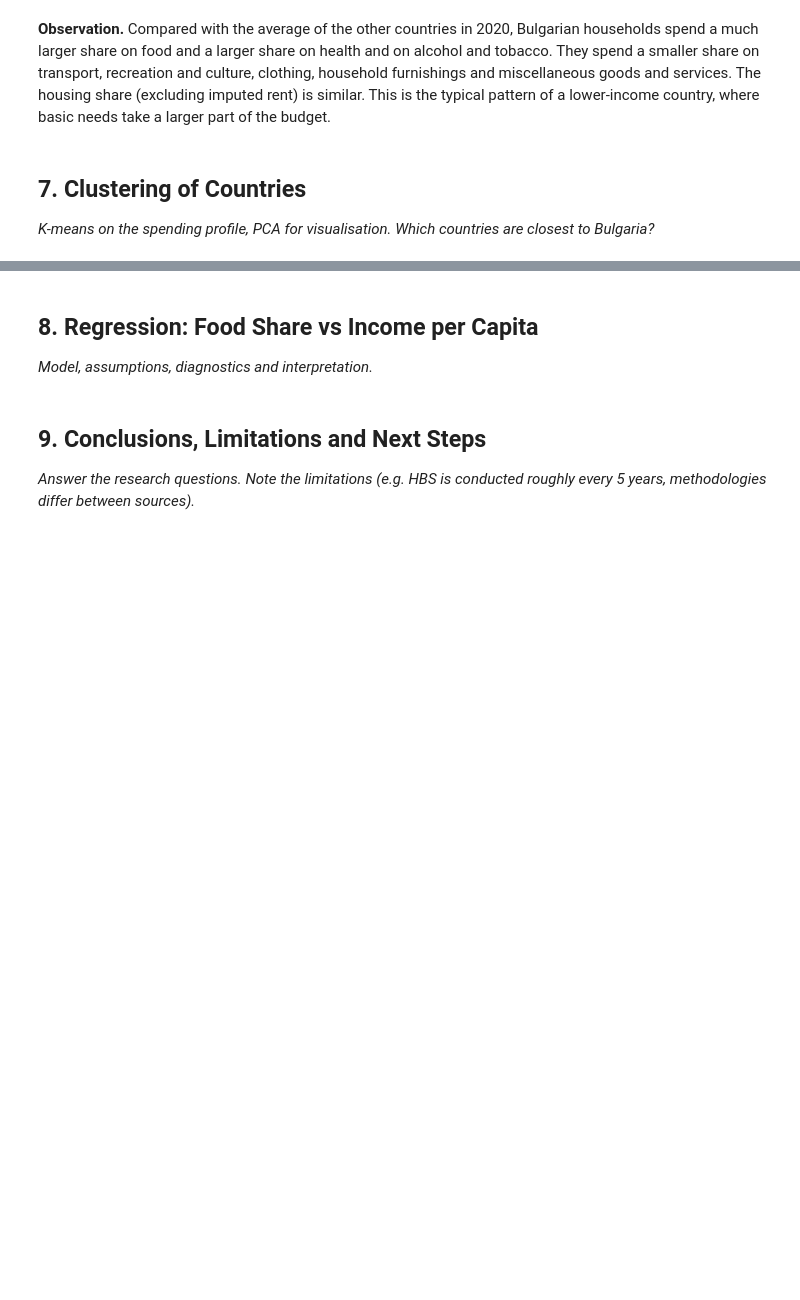
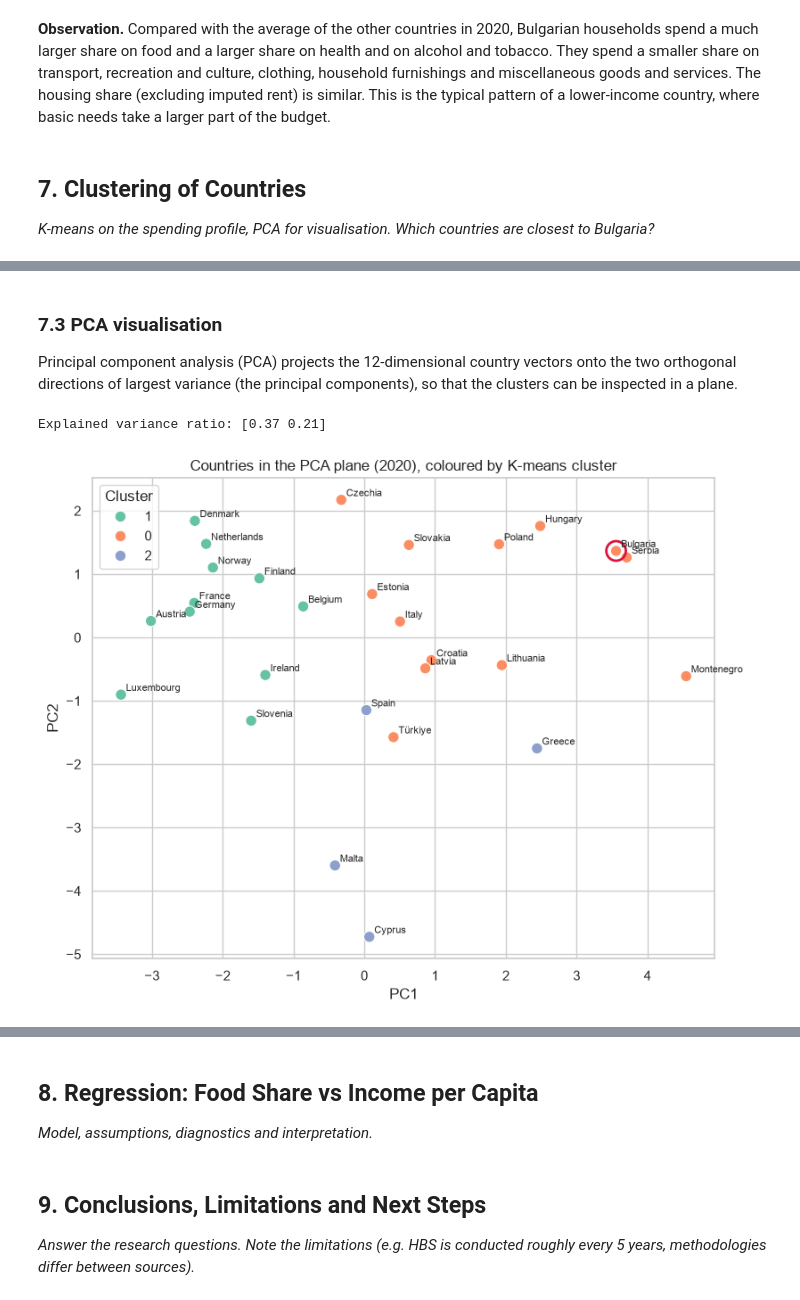
Before and after one commit to qnaatanasova86-tech/household-budgets-bg-vs-eu, a Jupyter notebook: household_budgets_analysis.ipynb, the cells around one changed output, grey strips where cells are left out. Saved outputs shown, nothing was run; the diff lists cells and outputs as text; code cells hidden in the pictures; blank space fills up the shorter version.

Commit message:
Add clustering and PCA of spending profiles

```diff
--- a/household_budgets_analysis.ipynb
+++ b/household_budgets_analysis.ipynb
@@ -640,0 +706,13 @@ _K-means on the spending profile, PCA for visualisation. Which countries are clo
+# %%
+km = KMeans(n_clusters=3, n_init=10, random_state=42).fit(X)
+
+clusters = features.copy()
+clusters["cluster"] = km.labels_
+
+# Members of each cluster
+for c, members in clusters.groupby("cluster"):
+    print(f"Cluster {c} ({len(members)} countries):", ", ".join(sorted(members.index)))
+
+# Average share of the main categories per cluster
+main_cols = [food, "Housing, water, electricity, gas and other fuels", "Transport"]
+clusters.groupby("cluster")[main_cols].mean().round(1)
@@ -640,0 +728,34 @@ _K-means on the spending profile, PCA for visualisation. Which countries are clo
+# %% [markdown]
+### 7.3 PCA visualisation
+
+Principal component analysis (PCA) projects the 12-dimensional country vectors onto the two
+orthogonal directions of largest variance (the principal components), so that the clusters can
+be inspected in a plane.
+# %%
+from sklearn.decomposition import PCA
+
+pca = PCA(n_components=2)
+coords = pca.fit_transform(X)
+print("Explained variance ratio:", pca.explained_variance_ratio_.round(2))
+
+fig, ax = plt.subplots(figsize=(9, 7))
+sns.scatterplot(
+    x=coords[:, 0], y=coords[:, 1],
+    hue=clusters["cluster"].astype(str), palette="Set2", s=80, ax=ax,
+)
+for name, (x, y) in zip(features.index, coords):
+    ax.annotate(name, (x, y), fontsize=8, xytext=(4, 3), textcoords="offset points")
+
+# Circle Bulgaria
+bg_i = list(features.index).index("Bulgaria")
+ax.scatter(coords[bg_i, 0], coords[bg_i, 1], s=250, facecolors="none",
+           edgecolors="crimson", linewidths=2)
+
+ax.set_xlabel("PC1")
+ax.set_ylabel("PC2")
+ax.set_title("Countries in the PCA plane (2020), coloured by K-means cluster")
+ax.legend(title="Cluster")
+plt.show()
+# %% [output]
+Explained variance ratio: [0.37 0.21]
+[figure, added]
```
Also changed, not shown: parts of 10 cells of this notebook.
